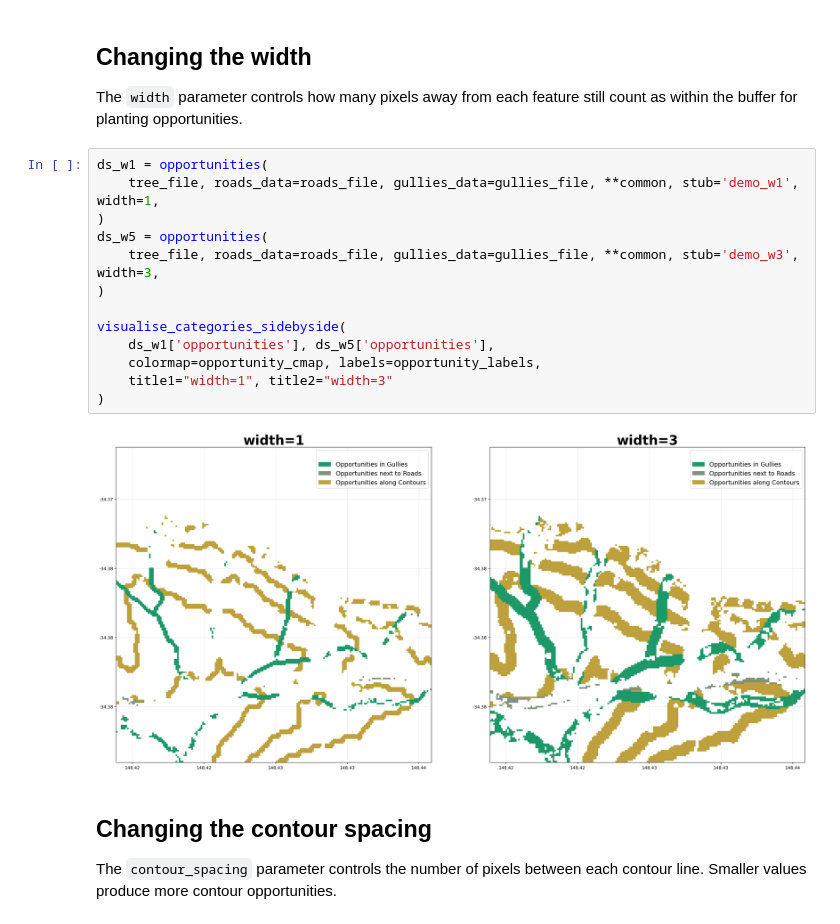
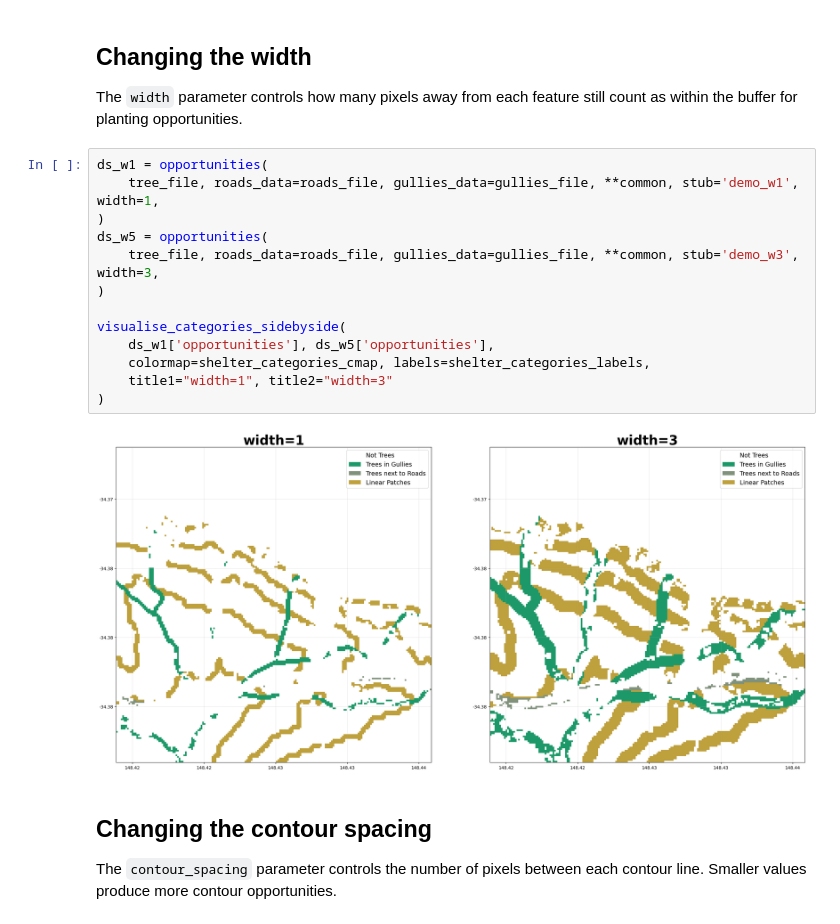
Before and after one commit to ChristopherBradley/shelterbelts, a Jupyter notebook: examples/indices/demo_opportunities.ipynb, the cells around one changed output. Saved outputs shown, nothing was run; the diff lists cells and outputs as text.

```diff
--- a/examples/indices/demo_opportunities.ipynb
+++ b/examples/indices/demo_opportunities.ipynb
@@ -72,18 +72,18 @@ count as within the buffer for planting opportunities.
 # %%
 ds_w1 = opportunities(
     tree_file, roads_data=roads_file, gullies_data=gullies_file, **common, stub='demo_w1', width=1,
 )
 ds_w5 = opportunities(
     tree_file, roads_data=roads_file, gullies_data=gullies_file, **common, stub='demo_w3', width=3,
 )
 
 visualise_categories_sidebyside(
     ds_w1['opportunities'], ds_w5['opportunities'],
-    colormap=opportunity_cmap, labels=opportunity_labels,
+    colormap=shelter_categories_cmap, labels=shelter_categories_labels,
     title1="width=1", title2="width=3"
 )
 # %% [output]
-[figure, old version]
+[figure, new version]
 # %% [markdown]
 ## Changing the contour spacing
 
```
Also changed, not shown: parts of 6 cells of this notebook, 10 other files.
